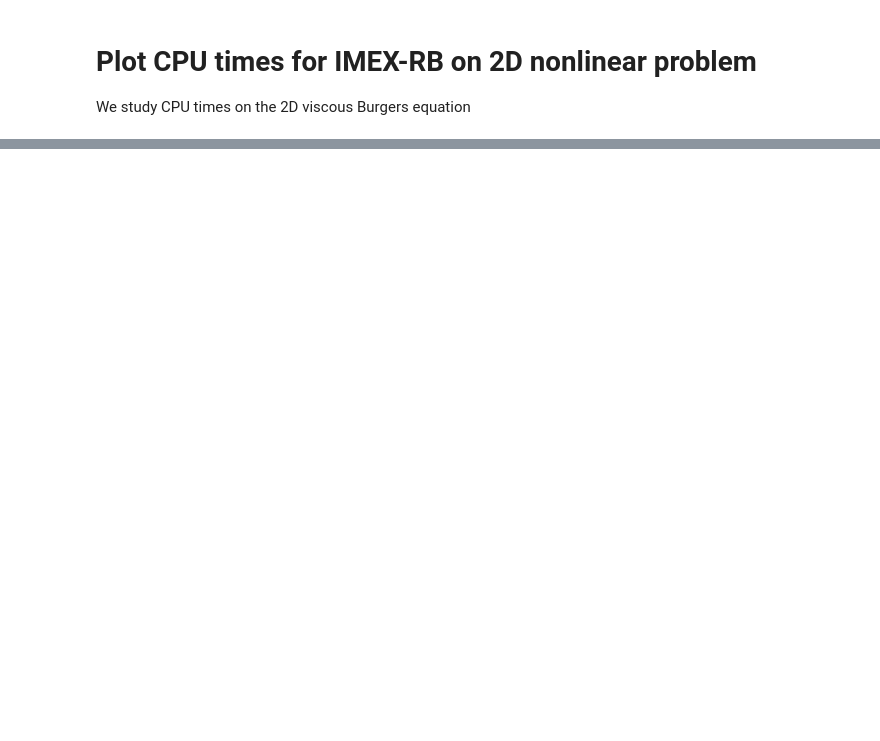
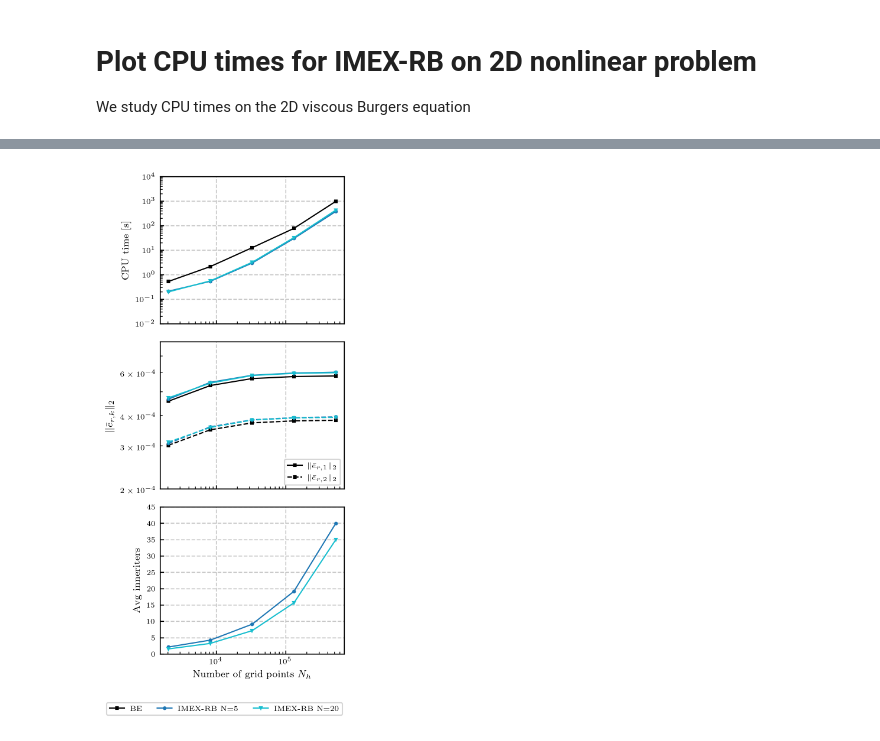
Before and after one commit to Fra-Sala/IMEX-RB, a Jupyter notebook: postprocessing/Burgers2D/plot_cputimes_notebook.ipynb, the cells around one changed output, grey strips where cells are left out. Drawn from its saved outputs; the diff is of its cells as text; code cells hidden in the pictures; blank space fills up the shorter version.

```diff
--- a/postprocessing/Burgers2D/plot_cputimes_notebook.ipynb
+++ b/postprocessing/Burgers2D/plot_cputimes_notebook.ipynb
@@ -113,0 +39,60 @@ for n_idx, N_val in enumerate(N_values):
+# %%
+# Define a list of markers for the IMEX-RB curves (cyclic, if needed)
+imex_markers = ['o', 'v', '^', '<', '>', 'D', 's', 'p', '*', 'h']
+
+# (CPU times, errors, and inneriters)
+fig, (ax1, ax2, ax3) = plt.subplots(3, 1, figsize=(3, 6), sharex=True)
+
+# Use the tab10 palette for improved readability
+colors = plt.cm.tab10(np.linspace(0, 1, len(N_values)))
+
+# First subplot: CPU times
+ax1.loglog(Nh_values, times["BE"], marker="s", color="black", label="BE")
+for n_idx, N_val in enumerate(N_values):
+    marker = imex_markers[n_idx % len(imex_markers)]
+    ax1.loglog(Nh_values, times["IMEX-RB"][n_idx], marker=marker,
+               color=colors[n_idx], label=f"IMEX-RB N={N_val}")
+ax1.set_ylabel("CPU time [s]")
+ax1.set_ylim((1e-2, 1e4))
+
+# Second subplot: errors
+ax2.loglog(Nh_values, errors_l2["BE"][0], marker="s", linestyle="-",
+           color="black", label="BE Err1")
+ax2.loglog(Nh_values, errors_l2["BE"][1], marker="s", linestyle="--",
+           color="black", label="BE Err2")
+for n_idx, N_val in enumerate(N_values):
+    marker = imex_markers[n_idx % len(imex_markers)]
+    ax2.loglog(Nh_values, errors_l2["IMEX-RB"][n_idx][0], marker=marker, linestyle="-",
+               color=colors[n_idx])
+    ax2.loglog(Nh_values, errors_l2["IMEX-RB"][n_idx][1], marker=marker, linestyle="--",
+               color=colors[n_idx])
+ax2.set_ylabel(r"$\|\bar{e}_{r,k}\|_2$")
+ax2.set_ylim((2e-4, 8e-4))
+# Custom legend for error components in the middle plot
+from matplotlib.lines import Line2D
+legend_elements = [
+    Line2D([0], [0], color='k', linestyle='-', marker='s', label=r'$\|\bar{e}_{r,1}\|_2$'),
+    Line2D([0], [0], color='k', linestyle='--', marker='s', label=r'$\|\bar{e}_{r,2}\|_2$')
+]
+ax2.legend(handles=legend_elements, loc='lower right')
+
+# Third subplot: Average inner iterations (IMEX-RB only)
+for n_idx, N_val in enumerate(N_values):
+    marker = imex_markers[n_idx % len(imex_markers)]
+    ax3.semilogx(Nh_values, np.mean(inneriters[n_idx], axis=1), marker=marker, linestyle="-",
+                 color=colors[n_idx], label=f"IMEX-RB $N = {N_val}$")
+ax3.set_ylabel("Avg inneriters")
+ax3.set_xlabel("Number of grid points $N_h$")
+ax3.set_ylim((0, 45))
+
+plt.tight_layout()
+# Remove individual axes legends and create a single global legend below ("south")
+handles, labels = ax1.get_legend_handles_labels()
+fig.legend(handles, labels, loc="lower center", ncol=len(handles), bbox_to_anchor=(0.5, -0.05))
+
+# Save the figure
+out_file = os.path.join(plots_dir, "Burgers2D_cputimes_errors_all_IMEX.pdf")
+plt.savefig(out_file, bbox_inches="tight")
+plt.show()
+# %% [output]
+[figure, added]
```
Also changed, not shown: parts of 1 cell of this notebook, 10 other files.
